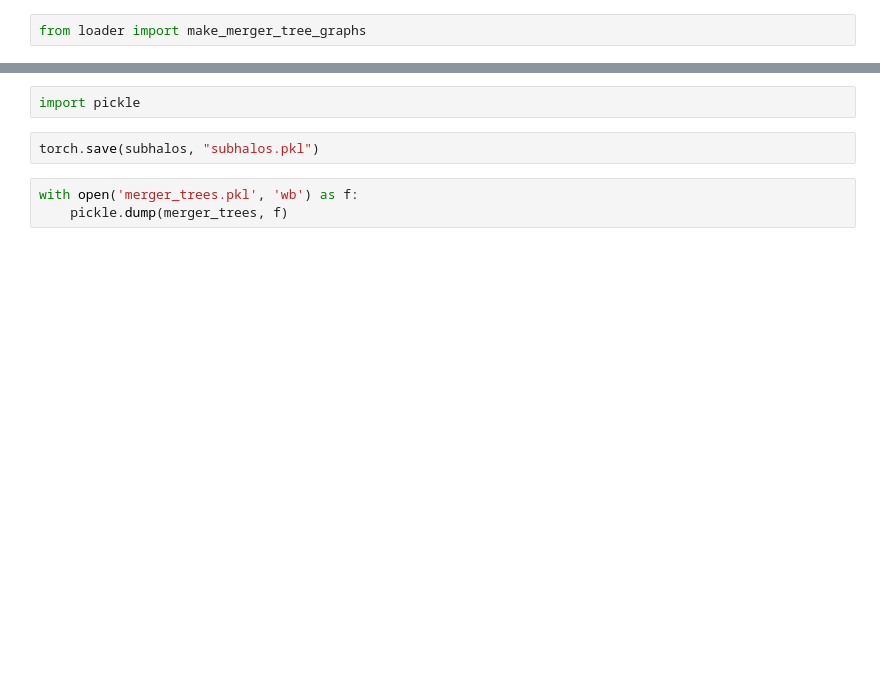
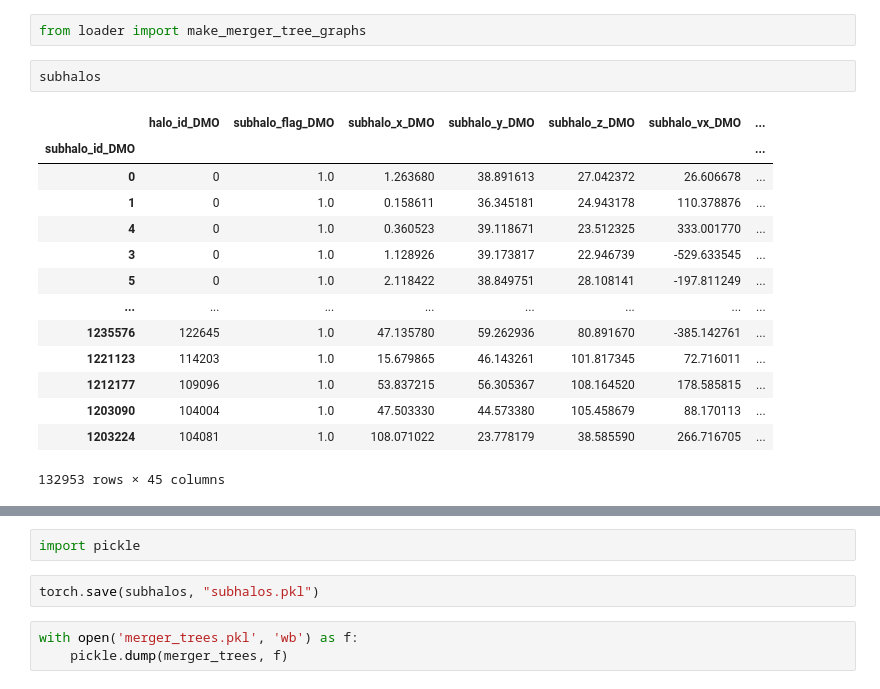
Before and after one commit to jwuphysics/assembly-vs-environment, a Jupyter notebook: notebook/prepare-data.ipynb, the cells around one changed output, grey strips where cells are left out. Saved outputs shown, nothing was run; the diff lists cells and outputs as text; blank space fills up the shorter version.

```diff
--- a/notebook/prepare-data.ipynb
+++ b/notebook/prepare-data.ipynb
@@ -319,5 +323,22 @@ subhalos.shape, trees.shape
 # %%
 from loader import make_merger_tree_graphs
+# %%
+subhalos
+# %% [output]
+|  | halo_id_DMO | subhalo_flag_DMO | subhalo_x_DMO | subhalo_y_DMO | subhalo_z_DMO | subhalo_vx_DMO | ... |
+| subhalo_id_DMO |  |  |  |  |  |  | ... |
+| 0 | 0 | 1.0 | 1.263680 | 38.891613 | 27.042372 | 26.606678 | ... |
+| 1 | 0 | 1.0 | 0.158611 | 36.345181 | 24.943178 | 110.378876 | ... |
+| 4 | 0 | 1.0 | 0.360523 | 39.118671 | 23.512325 | 333.001770 | ... |
+| 3 | 0 | 1.0 | 1.128926 | 39.173817 | 22.946739 | -529.633545 | ... |
+| 5 | 0 | 1.0 | 2.118422 | 38.849751 | 28.108141 | -197.811249 | ... |
+| ... | ... | ... | ... | ... | ... | ... | ... |
+| 1235576 | 122645 | 1.0 | 47.135780 | 59.262936 | 80.891670 | -385.142761 | ... |
+| 1221123 | 114203 | 1.0 | 15.679865 | 46.143261 | 101.817345 | 72.716011 | ... |
+| 1212177 | 109096 | 1.0 | 53.837215 | 56.305367 | 108.164520 | 178.585815 | ... |
+| 1203090 | 104004 | 1.0 | 47.503330 | 44.573380 | 105.458679 | 88.170113 | ... |
+| 1203224 | 104081 | 1.0 | 108.071022 | 23.778179 | 38.585590 | 266.716705 | ... |
+132953 rows × 45 columns
 # %%
 # note -- this can use >40 GB of RAM
 merger_trees = make_merger_tree_graphs(trees, subhalos)
```
Also changed, not shown: parts of 8 cells of this notebook, 2 other files.
